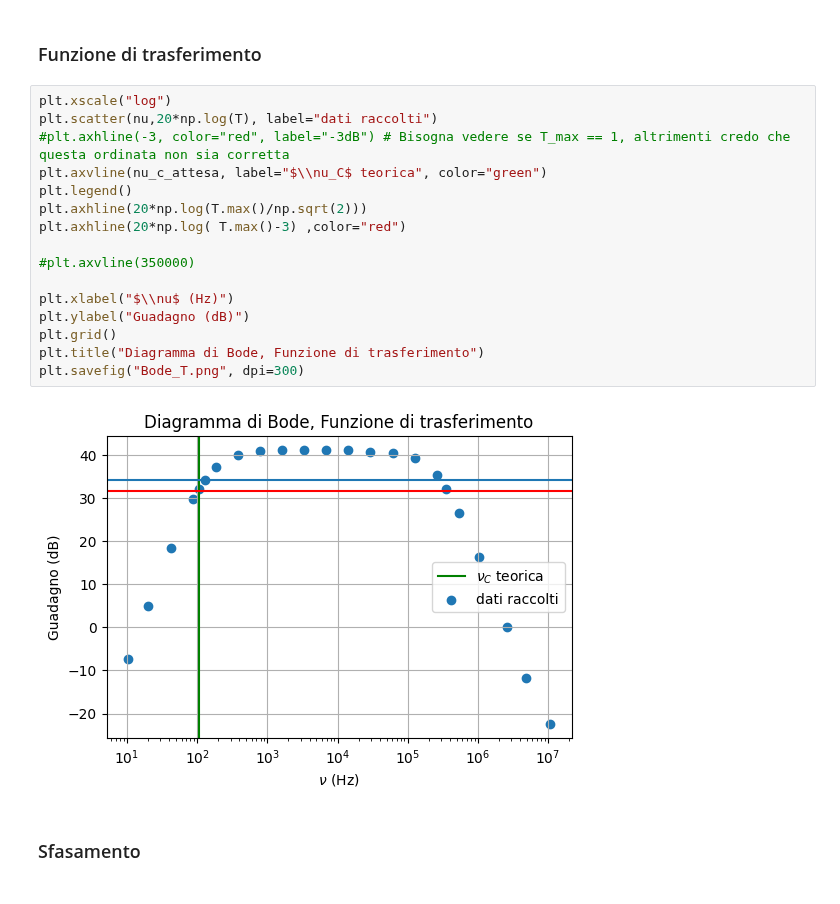
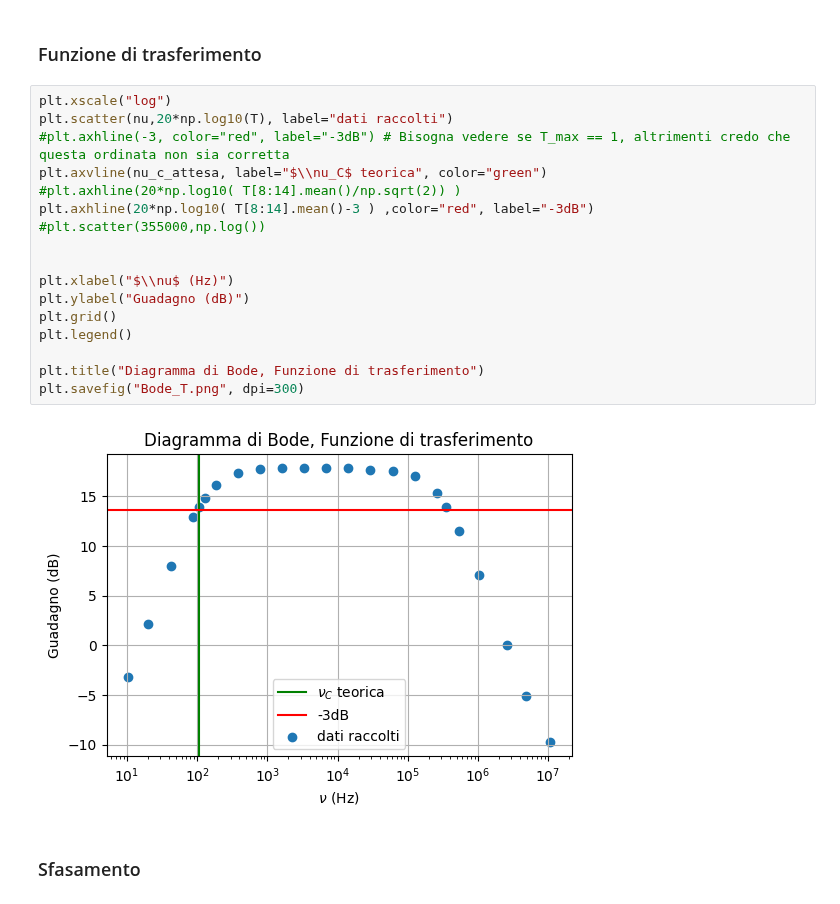
Before and after one commit to 1892051/LabSS, a Jupyter notebook: LabSS/esperienza_2/esp2.ipynb, the cells around one changed output. Saved outputs shown, nothing was run; the diff lists cells and outputs as text.

```diff
--- a/LabSS/esperienza_2/esp2.ipynb
+++ b/LabSS/esperienza_2/esp2.ipynb
@@ -92,22 +100,23 @@ df.to_latex()
 ### Funzione di trasferimento
 # %%
 plt.xscale("log")
-plt.scatter(nu,20*np.log(T), label="dati raccolti")
+plt.scatter(nu,20*np.log10(T), label="dati raccolti")
 #plt.axhline(-3, color="red", label="-3dB") # Bisogna vedere se T_max == 1, altrimenti credo che questa ordinata non sia corretta
 plt.axvline(nu_c_attesa, label="$\\nu_C$ teorica", color="green")
-plt.legend()
-plt.axhline(20*np.log(T.max()/np.sqrt(2)))
-plt.axhline(20*np.log( T.max()-3) ,color="red")
+#plt.axhline(20*np.log10( T[8:14].mean()/np.sqrt(2)) )
+plt.axhline(20*np.log10( T[8:14].mean()-3 ) ,color="red", label="-3dB")
+#plt.scatter(355000,np.log())
 
-#plt.axvline(350000)
 
 plt.xlabel("$\\nu$ (Hz)")
 plt.ylabel("Guadagno (dB)")
 plt.grid()
+plt.legend()
+
 plt.title("Diagramma di Bode, Funzione di trasferimento")
 plt.savefig("Bode_T.png", dpi=300)
 # %% [output]
-[figure, old version]
+[figure, new version]
 # %% [markdown]
 ### Sfasamento
 # %% [markdown]
```
Also changed, not shown: parts of 1 cell of this notebook, 1 other file.
